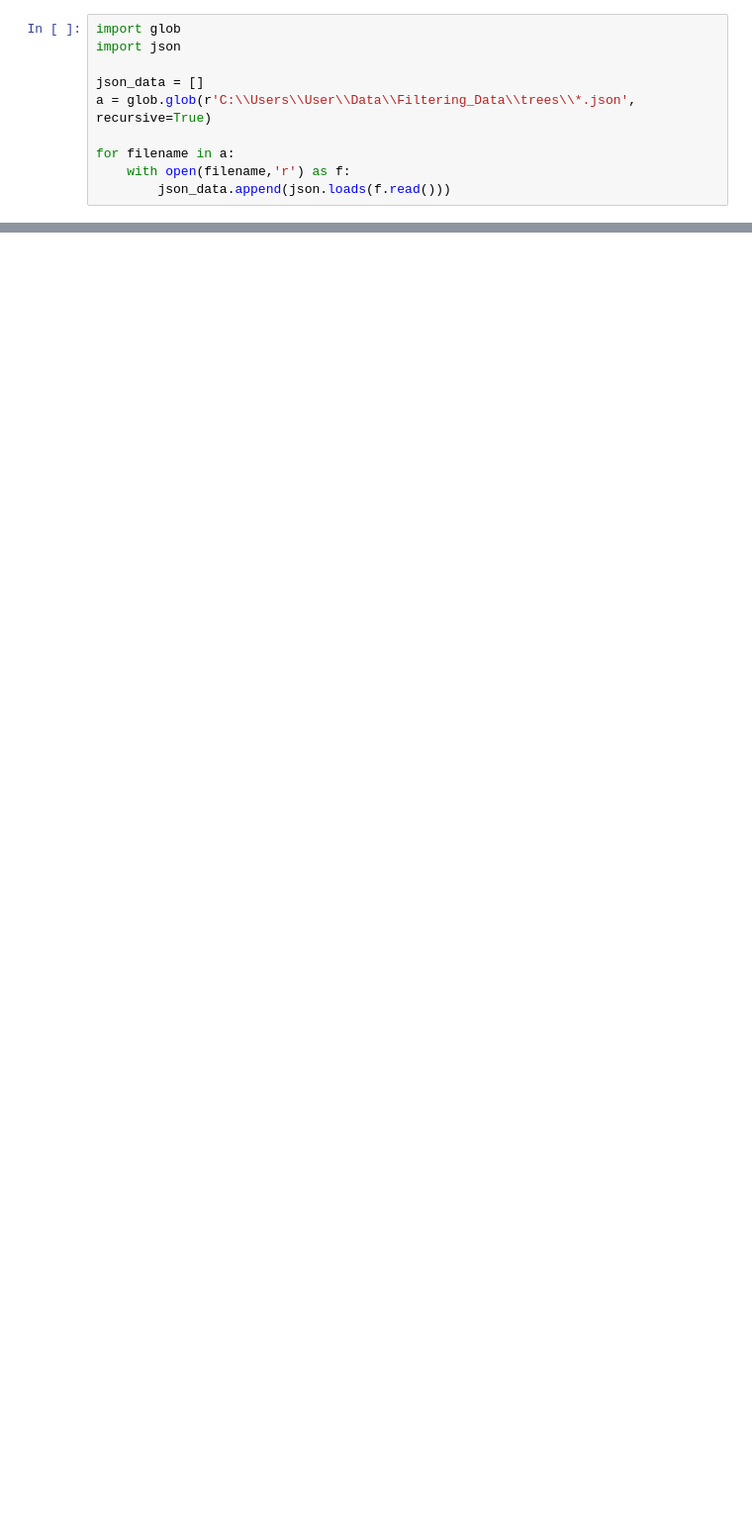
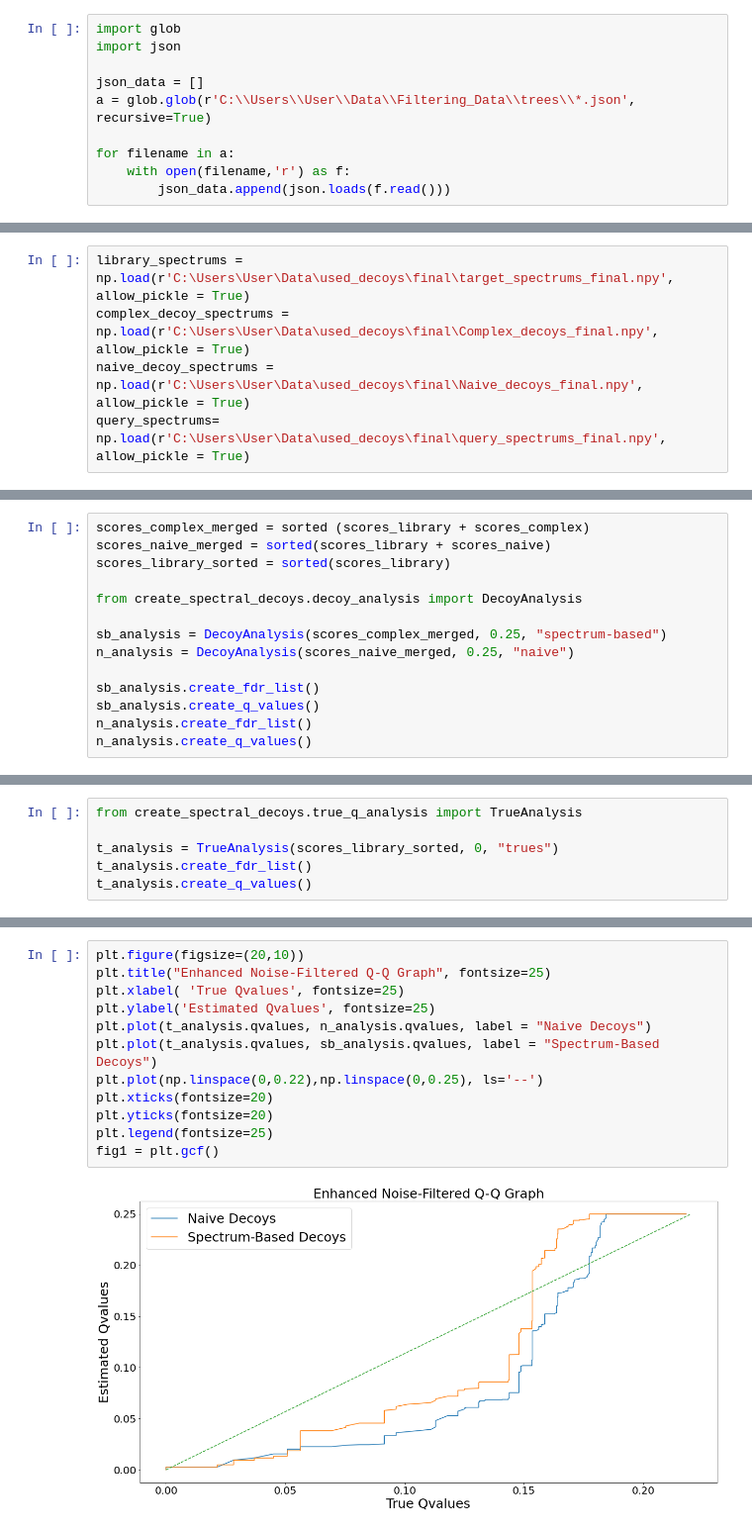
Before and after one commit to LiamKrupej/Decoy-Spectral-Database-Creation-for-Mass-Spectrometry, a Jupyter notebook: Noise_Filtered_Decoy_Qvalue_Estimation.ipynb, the cells around one changed output, grey strips where cells are left out. Shown at 99% size. Cells and saved outputs as stored; diff of their text form; blank space fills up the shorter version.

```diff
--- a/Noise_Filtered_Decoy_Qvalue_Estimation.ipynb
+++ b/Noise_Filtered_Decoy_Qvalue_Estimation.ipynb
@@ -392,0 +340,5 @@ print(num_cores)
+# %%
+library_spectrums = np.load(r'C:\Users\User\Data\used_decoys\final\target_spectrums_final.npy', allow_pickle = True)
+complex_decoy_spectrums = np.load(r'C:\Users\User\Data\used_decoys\final\Complex_decoys_final.npy', allow_pickle = True)
+naive_decoy_spectrums = np.load(r'C:\Users\User\Data\used_decoys\final\Naive_decoys_final.npy',  allow_pickle = True)
+query_spectrums= np.load(r'C:\Users\User\Data\used_decoys\final\query_spectrums_final.npy',  allow_pickle = True)
@@ -392,0 +443,14 @@ print(num_cores)
+# %%
+scores_complex_merged = sorted (scores_library + scores_complex)
+scores_naive_merged = sorted(scores_library + scores_naive)
+scores_library_sorted = sorted(scores_library)
+
+from create_spectral_decoys.decoy_analysis import DecoyAnalysis
+
+sb_analysis = DecoyAnalysis(scores_complex_merged, 0.25, "spectrum-based")
+n_analysis = DecoyAnalysis(scores_naive_merged, 0.25, "naive")
+
+sb_analysis.create_fdr_list()
+sb_analysis.create_q_values()
+n_analysis.create_fdr_list()
+n_analysis.create_q_values()
@@ -392,0 +464,6 @@ print(num_cores)
+# %%
+from create_spectral_decoys.true_q_analysis import TrueAnalysis
+
+t_analysis = TrueAnalysis(scores_library_sorted, 0, "trues")
+t_analysis.create_fdr_list()
+t_analysis.create_q_values()
@@ -392,0 +473,14 @@ print(num_cores)
+# %%
+plt.figure(figsize=(20,10))
+plt.title("Enhanced Noise-Filtered Q-Q Graph", fontsize=25)
+plt.xlabel( 'True Qvalues', fontsize=25)
+plt.ylabel('Estimated Qvalues', fontsize=25)
+plt.plot(t_analysis.qvalues, n_analysis.qvalues, label = "Naive Decoys")
+plt.plot(t_analysis.qvalues, sb_analysis.qvalues, label = "Spectrum-Based Decoys")
+plt.plot(np.linspace(0,0.22),np.linspace(0,0.25), ls='--')
+plt.xticks(fontsize=20)
+plt.yticks(fontsize=20)
+plt.legend(fontsize=25)
+fig1 = plt.gcf()
+# %% [output]
+[figure, added]
```
Also changed, not shown: parts of 49 cells of this notebook, 15 other files.
